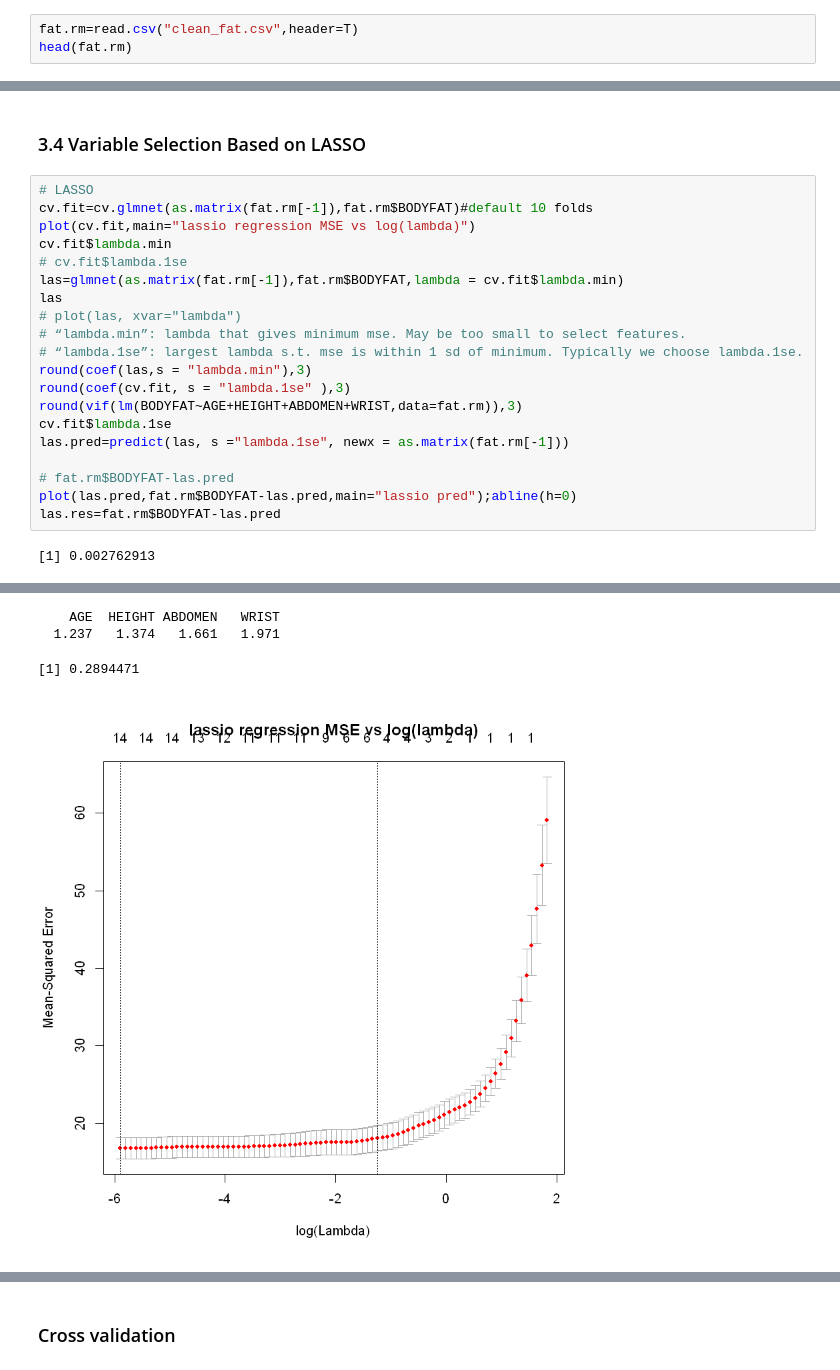
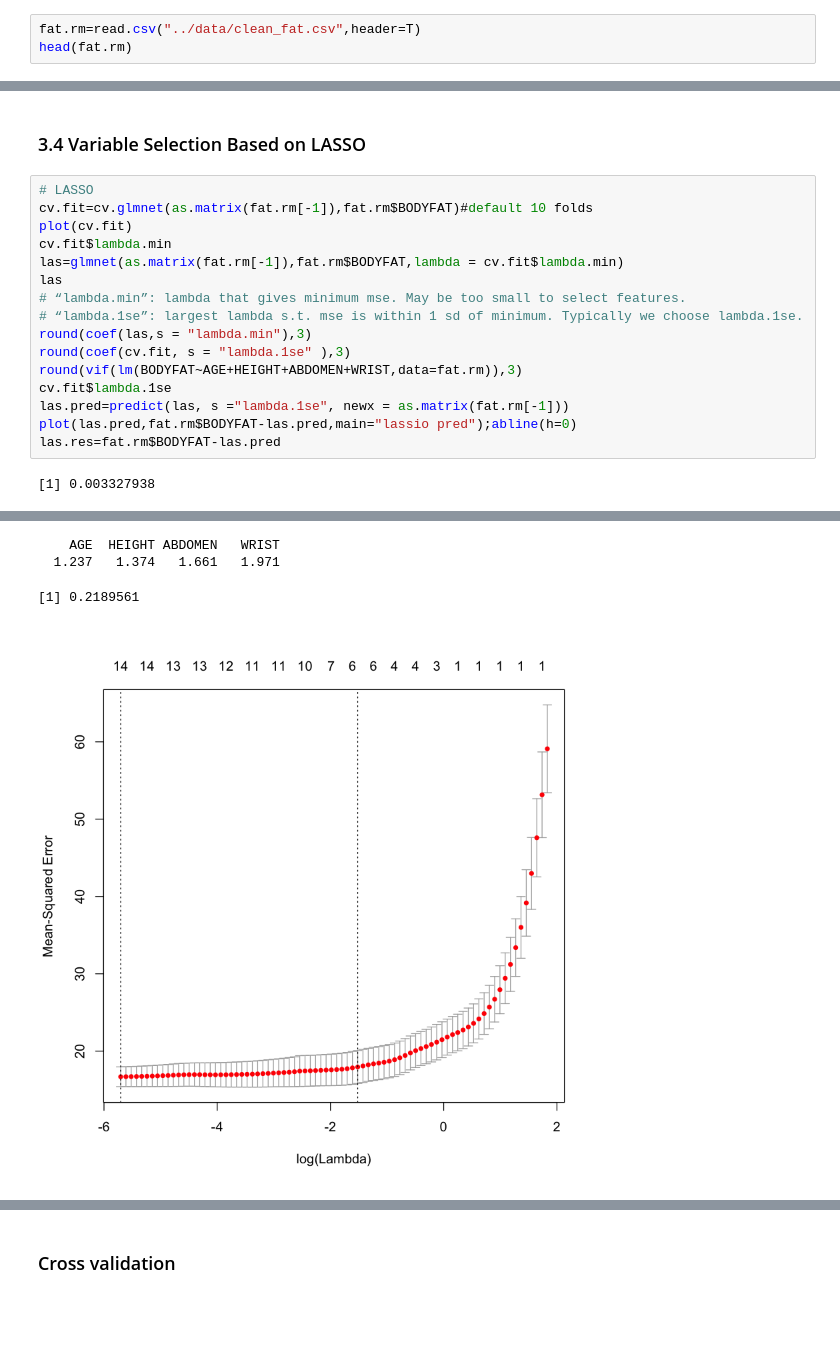
Before and after one commit to RitaWu98/STAT628-Module2, a Jupyter notebook: code/variable selection.ipynb, the cells around one changed output, grey strips where cells are left out. Cells and saved outputs as stored; diff of their text form; blank space fills up the shorter version.

Commit message:
add the figure

```diff
--- a/code/variable selection.ipynb
+++ b/code/variable selection.ipynb
@@ -16,7 +16,7 @@ The following object is masked from 'package:survival':
 
     heart
 # %%
-fat.rm=read.csv("clean_fat.csv",header=T)
+fat.rm=read.csv("../data/clean_fat.csv",header=T)
 head(fat.rm)
 # %% [output]
 | BODYFAT | AGE | WEIGHT | HEIGHT | ADIPOSITY | NECK | CHEST | ABDOMEN | HIP | THIGH | KNEE | ANKLE | ... |
@@ -226,12 +228,10 @@ Factors in Final Model
 # %%
 # LASSO
 cv.fit=cv.glmnet(as.matrix(fat.rm[-1]),fat.rm$BODYFAT)#default 10 folds
-plot(cv.fit,main="lassio regression MSE vs log(lambda)")
+plot(cv.fit)
 cv.fit$lambda.min
-# cv.fit$lambda.1se
 las=glmnet(as.matrix(fat.rm[-1]),fat.rm$BODYFAT,lambda = cv.fit$lambda.min)
 las
-# plot(las, xvar="lambda")
 # “lambda.min”: lambda that gives minimum mse. May be too small to select features.
 # “lambda.1se”: largest lambda s.t. mse is within 1 sd of minimum. Typically we choose lambda.1se.
 round(coef(las,s = "lambda.min"),3)
@@ -239,11 +239,9 @@ round(coef(cv.fit, s = "lambda.1se" ),3)
 round(vif(lm(BODYFAT~AGE+HEIGHT+ABDOMEN+WRIST,data=fat.rm)),3)
 cv.fit$lambda.1se
 las.pred=predict(las, s ="lambda.1se", newx = as.matrix(fat.rm[-1]))
-
-# fat.rm$BODYFAT-las.pred
 plot(las.pred,fat.rm$BODYFAT-las.pred,main="lassio pred");abline(h=0)
 las.res=fat.rm$BODYFAT-las.pred
 # %% [output]
-[1] 0.002762913
+[1] 0.003327938
 Call:  glmnet(x = as.matrix(fat.rm[-1]), y = fat.rm$BODYFAT, lambda = cv.fit$lambda.min)
 
@@ -286,4 +284,4 @@ WRIST       -0.950
     AGE  HEIGHT ABDOMEN   WRIST
   1.237   1.374   1.661   1.971
-[1] 0.2894471
+[1] 0.2189561
-[figure, old version]
+[figure, new version]
```
Also changed, not shown: parts of 7 cells of this notebook, 2 other files.
